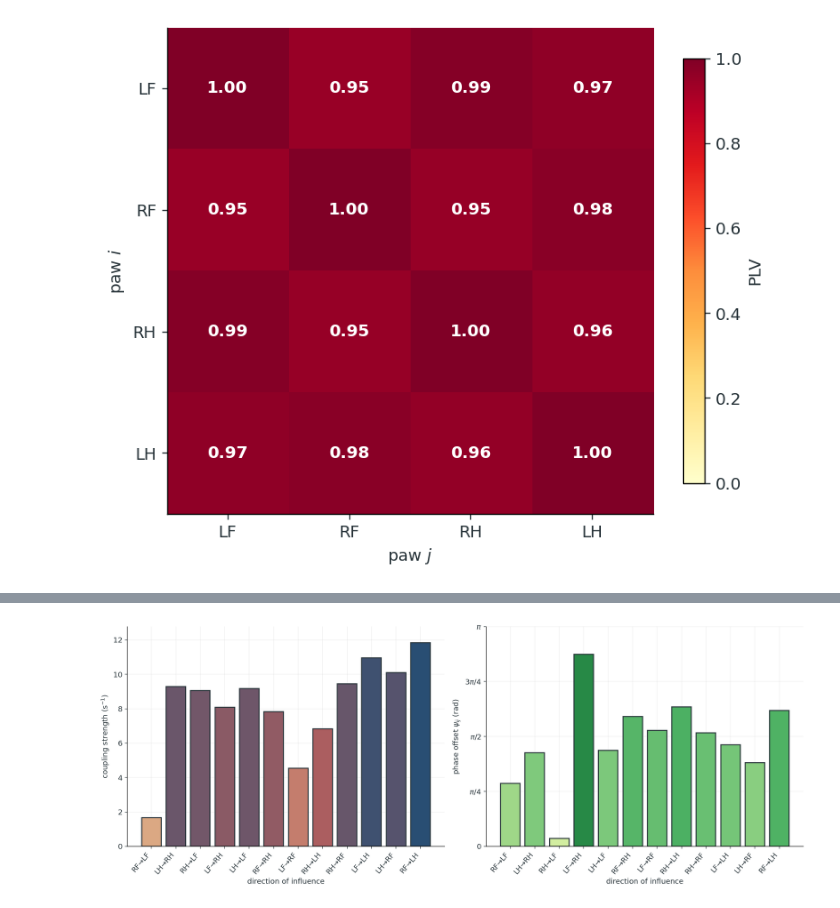
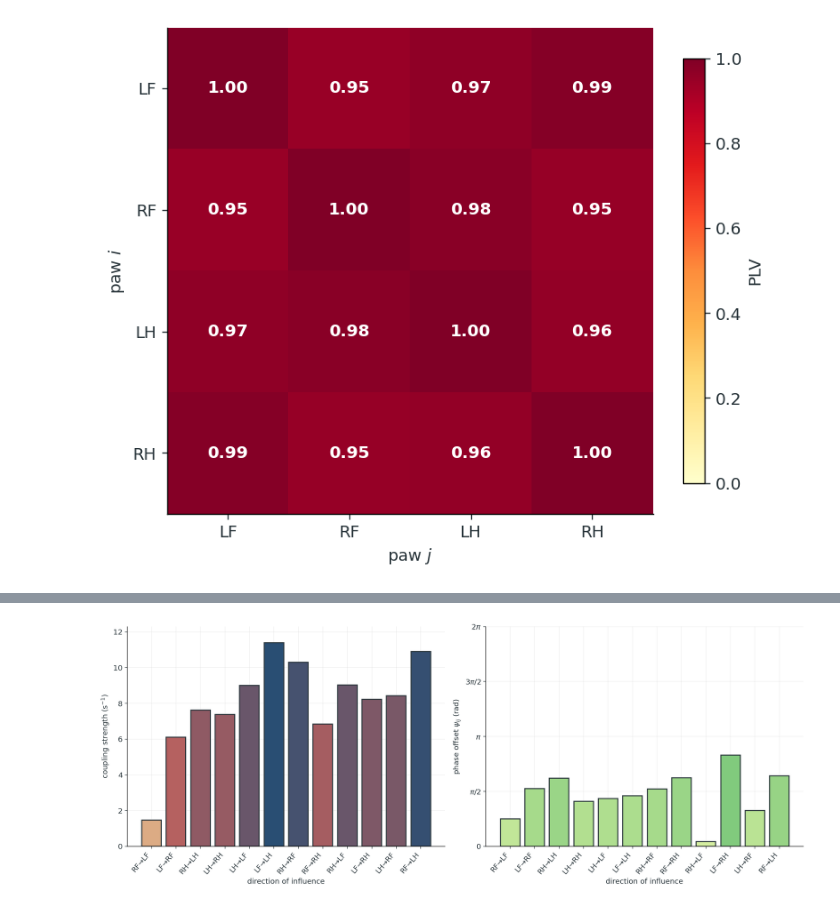
Before and after one commit to shaevitz/567-Crowd-Control, a Jupyter notebook: lectures/lecture-04-recordings-to-phase.ipynb, the cells around one changed output, grey strips where cells are left out. Saved outputs shown, nothing was run; the diff lists cells and outputs as text; code cells hidden in the pictures.

Commit message:
Publish completed Lecture 4 and synchronized data and media

```diff
--- a/lectures/lecture-04-recordings-to-phase.ipynb
+++ b/lectures/lecture-04-recordings-to-phase.ipynb
@@ -32,7 +32,7 @@ else:
 
 FIREFLY_DISPLAY_VIDEO = MEDIA / "firefly-synchrony.mp4"
 FIREFLY_ANALYSIS_VIDEO = MEDIA / "firefly-synchrony-analysis.mp4"
-LEAP_VIDEO = MEDIA / "leap-fly-pose-tracking.mp4"
+LEAP_VIDEO = MEDIA / "mouse_pose.mp4"
 MOUSE_VIDEO = MEDIA / "mouse-running.mp4"
 MOUSE_FPS = 80.0
 TAU = 2 * np.pi
@@ -45,7 +45,9 @@ OLIVE = "#718355"
 INK = "#263238"
 GREY = "#9AA0A6"
 LIGHT = "#E7EAED"
-LIMB_COLORS = {"LF": BLUE, "RF": ORANGE, "RH": OLIVE, "LH": PINK}
+PAW_ORDER = ["LF", "RF", "LH", "RH"]
+PAW_INDEX = {limb: index for index, limb in enumerate(PAW_ORDER)}
+LIMB_COLORS = {"LF": BLUE, "RF": ORANGE, "LH": PINK, "RH": OLIVE}
 
 plt.rcParams.update({
     "figure.dpi": 120,
@@ -276,7 +278,7 @@ def draw_phase_vectors(ax, phases, harmonic=1):
     transformed = harmonic * np.asarray(phases)
     circle = np.linspace(0, TAU, 400)
     ax.plot(np.cos(circle), np.sin(circle), color=LIGHT, lw=2)
-    for phase, color in zip(transformed, LIMB_COLORS.values()):
+    for phase, color in zip(transformed, [LIMB_COLORS[limb] for limb in PAW_ORDER]):
         ax.arrow(
             0, 0, np.cos(phase), np.sin(phase),
             width=0.012, head_width=0.09,
@@ -629,12 +744,12 @@ We will use the $y$-coordinate (along the body axis) of each paw's displacement.
 If we subtract the mean of each, we can see that the four paws are coordinated in their dynamics.
 # %%
 mouse = pd.read_csv(MOUSE_DATA / "mouse-bout-08.csv")
-limbs = ["LF", "RF", "RH", "LH"]
+limbs = PAW_ORDER.copy()
 paw_names = {
     "LF": "Left front",
     "RF": "Right front",
+    "LH": "Left hind",
     "RH": "Right hind",
-    "LH": "Left hind",
 }
 mouse_time = np.arange(len(mouse)) / MOUSE_FPS
 
@@ -1208,11 +1389,12 @@ We can try to fit our 10 bouts to this model ...
 # %%
-pair_order = [
-    (0, 1), (2, 3), (0, 2), (2, 0), (0, 3), (2, 1),
-    (1, 0), (3, 2), (1, 2), (3, 0), (1, 3), (3, 1),
-]
+# One shared order: left–right, same-side, then diagonal pairs.
+# Pair ij denotes influence j→i; paw order is LF, RF, LH, RH.
+pair_numbers = ["12", "21", "34", "43", "13", "31",
+                "24", "42", "14", "41", "23", "32"]
+pair_order = [(int(pair[0]) - 1, int(pair[1]) - 1) for pair in pair_numbers]
 pair_labels = [f"{limbs[j]}→{limbs[i]}" for i, j in pair_order]
 coupling_strengths = np.array([alpha[i, j] for i, j in pair_order])
-phase_offsets = np.array([psi[i, j] for i, j in pair_order])
+phase_offsets = np.array([psi[i, j] % TAU for i, j in pair_order])
 alpha_cmap = plt.matplotlib.colors.LinearSegmentedColormap.from_list(
     "alpha_strength",
     [(0.0, "#E8C18F"), (0.55, "#B45F5F"), (1.0, "#294E73")],
@@ -1220,44 +1402,44 @@ alpha_cmap = plt.matplotlib.colors.LinearSegmentedColormap.from_list(
 alpha_norm = plt.Normalize(0, np.max(coupling_strengths))
 alpha_colors = alpha_cmap(alpha_norm(coupling_strengths))
 
-psi_norm = plt.Normalize(0, np.pi)
+psi_norm = plt.Normalize(0, TAU)
 psi_colors = plt.colormaps["YlGn"](
     0.25 + 0.55 * psi_norm(phase_offsets)
 )
 
 fig, axes = plt.subplots(1, 2, figsize=(15, 5.8))
 axes[0].bar(
     pair_labels, coupling_strengths,
     color=alpha_colors, edgecolor=INK, linewidth=1.5,
 )
 axes[0].set(
     xlabel="direction of influence",
     ylabel=r"coupling strength (s$^{-1}$)",
     ylim=(0, 1.08 * np.max(coupling_strengths)),
 )
 
 axes[1].bar(
     pair_labels, phase_offsets,
     color=psi_colors, edgecolor=INK, linewidth=1.5,
 )
 axes[1].set(
     xlabel="direction of influence",
     ylabel=r"phase offset $\psi_{ij}$ (rad)",
-    ylim=(0, np.pi),
-    yticks=[0, np.pi / 4, np.pi / 2, 3 * np.pi / 4, np.pi],
-    yticklabels=["0", r"$\pi/4$", r"$\pi/2$", r"$3\pi/4$", r"$\pi$"],
+    ylim=(0, TAU),
+    yticks=[0, np.pi / 2, np.pi, 3 * np.pi / 2, TAU],
+    yticklabels=["0", r"$\pi/2$", r"$\pi$", r"$3\pi/2$", r"$2\pi$"],
 )
 
 for ax in axes:
     ax.tick_params(axis="x", rotation=50)
     for label in ax.get_xticklabels():
         label.set_horizontalalignment("right")
     ax.grid(alpha=0.18)
     ax.set_axisbelow(True)
 fig.tight_layout()
 plt.show()
 # %% [output]
-[figure, old version]
+[figure, new version]
 # %% [markdown]
 ... but unfortunately that is a very small amount of data and our fit only explains 15% of the data.
 
```
Also changed, not shown: parts of 54 cells of this notebook, 8 other files.
